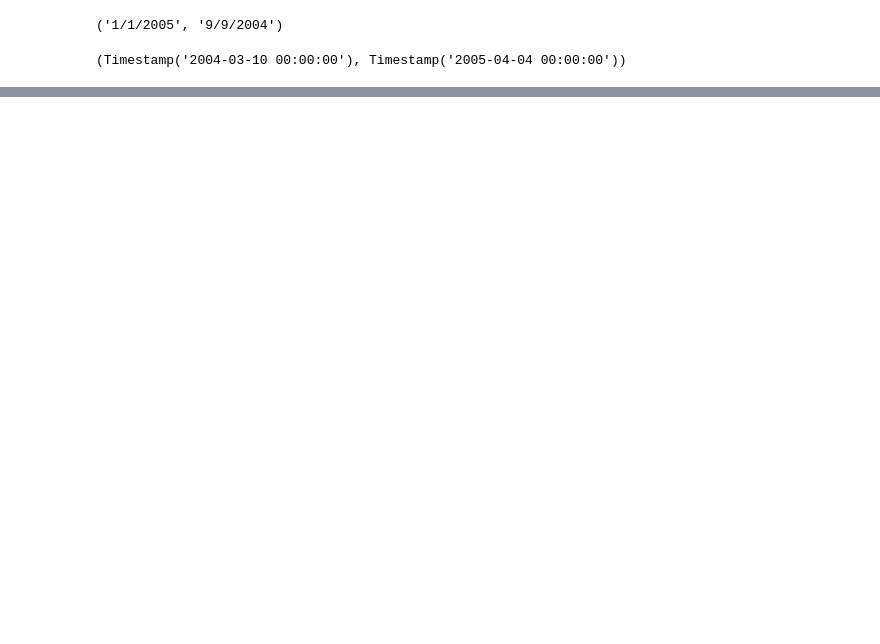
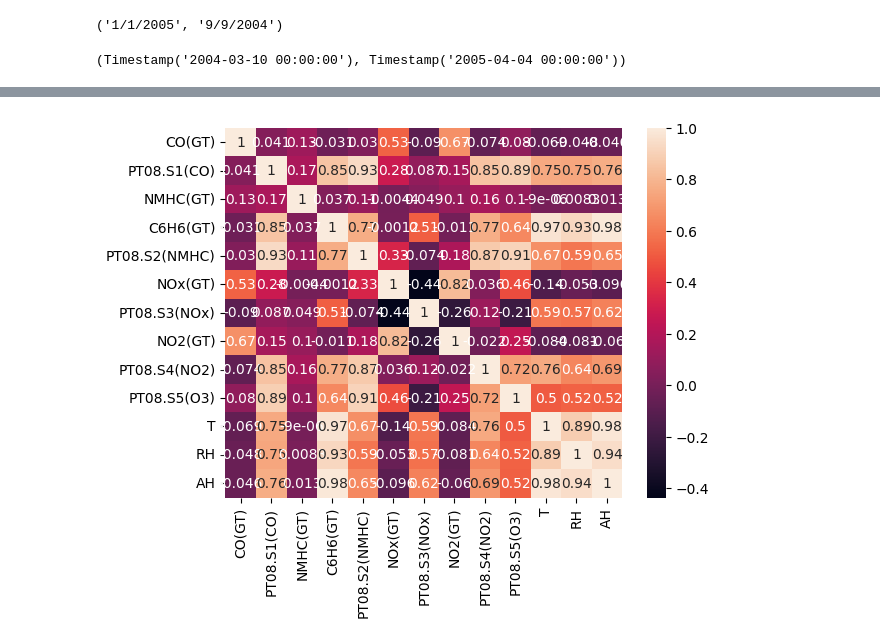
Before and after one commit to jgullinkala/AirQualityRegression, a Jupyter notebook: EDA/AirQualityRegression_EDA.ipynb, the cells around one changed output, grey strips where cells are left out. Drawn from its saved outputs; the diff is of its cells as text; code cells hidden in the pictures; blank space fills up the shorter version.

```diff
--- a/EDA/AirQualityRegression_EDA.ipynb
+++ b/EDA/AirQualityRegression_EDA.ipynb
@@ -186,0 +246,3 @@ air_quality_df['Date'].min(), air_quality_df['Date'].max()  # corrected formats
+# %%
+# Removing date and time columns
+air_quality_transformed = air_quality_df.drop(['Date','Time'], axis=1)
@@ -186,0 +267,7 @@ air_quality_df['Date'].min(), air_quality_df['Date'].max()  # corrected formats
+# %%
+# plotting the correlation
+
+sns.heatmap(air_quality_transformed.corr(), annot= True)
+plt.show()
+# %% [output]
+[figure, added]
```
Also changed, not shown: parts of 6 cells of this notebook.
